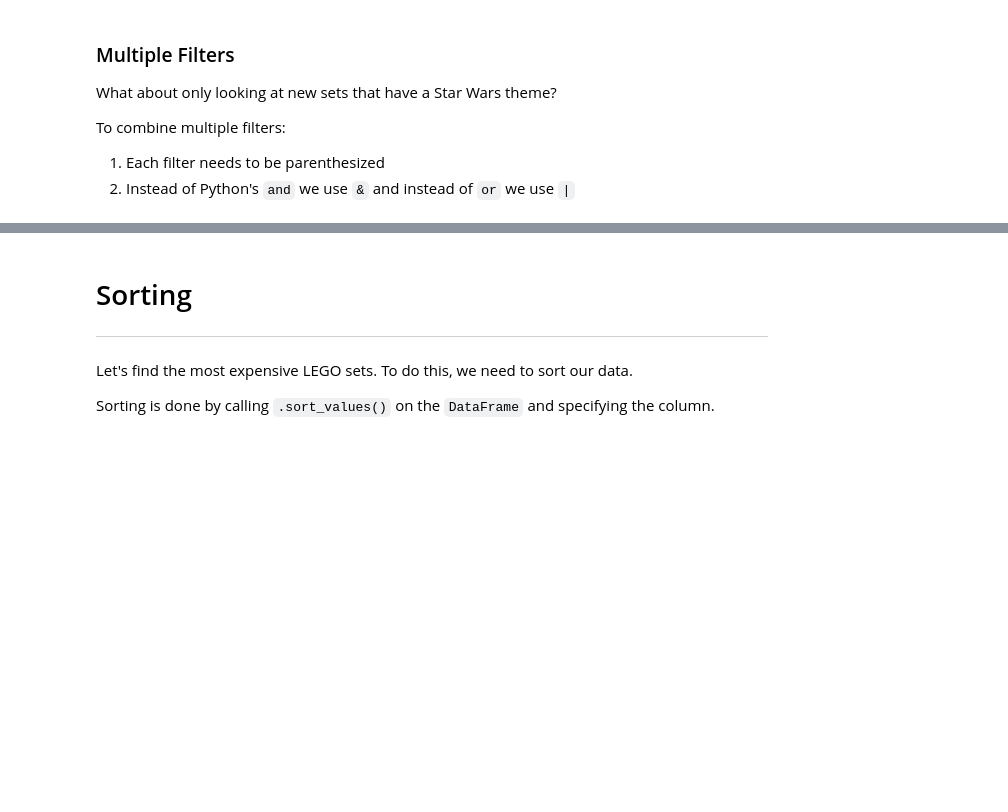
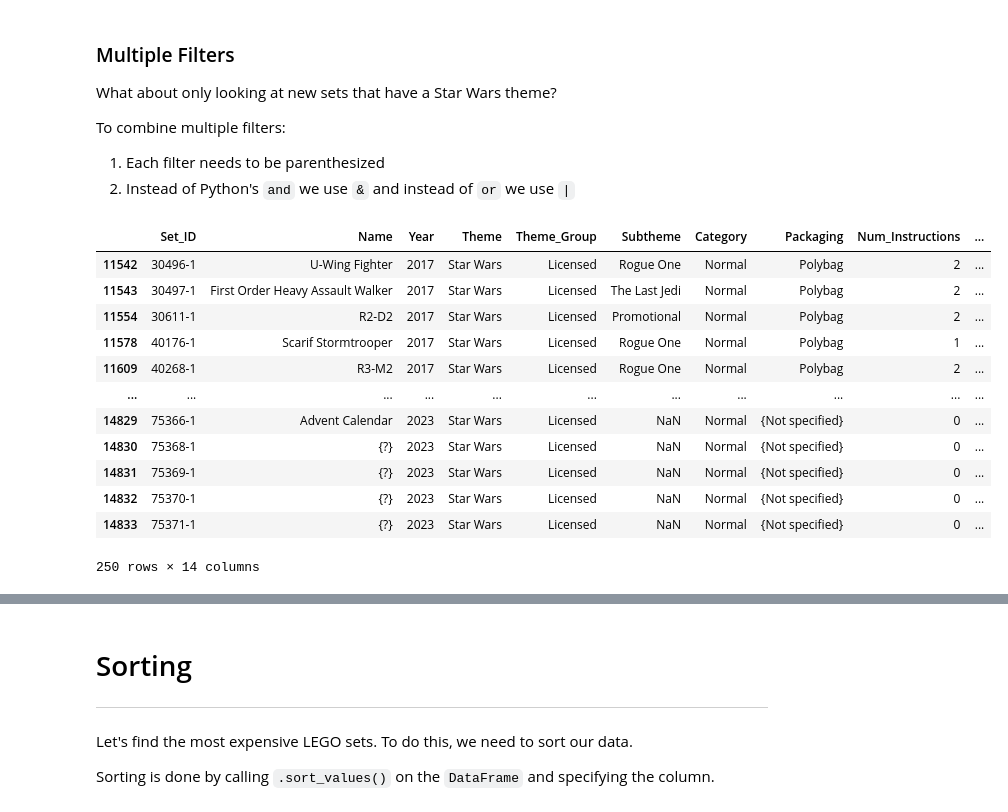
Before and after one commit to naserhusovic-droid/intro-to-eda-and-pandas, a Jupyter notebook: 03-eda-with-pandas/03-eda-with-pandas.ipynb, the cells around one changed output, grey strips where cells are left out. Saved outputs shown, nothing was run; the diff lists cells and outputs as text; code cells hidden in the pictures; blank space fills up the shorter version.

```diff
--- a/03-eda-with-pandas/03-eda-with-pandas.ipynb
+++ b/03-eda-with-pandas/03-eda-with-pandas.ipynb
@@ -332,5 +365,19 @@ To combine multiple filters:
 1. Each filter needs to be parenthesized
 2. Instead of Python's `and` we use `&` and instead of `or` we use `|`
 # %%
-lego[(lego["Age"] < 10) & (lego["Theme"] == "Star Wars")]
+lego_df[(lego_df["Age"] < 10) & (lego_df["Theme"] == "Star Wars")]
+# %% [output]
+|  | Set_ID | Name | Year | Theme | Theme_Group | Subtheme | Category | Packaging | Num_Instructions | ... |
+| 11542 | 30496-1 | U-Wing Fighter | 2017 | Star Wars | Licensed | Rogue One | Normal | Polybag | 2 | ... |
+| 11543 | 30497-1 | First Order Heavy Assault Walker | 2017 | Star Wars | Licensed | The Last Jedi | Normal | Polybag | 2 | ... |
+| 11554 | 30611-1 | R2-D2 | 2017 | Star Wars | Licensed | Promotional | Normal | Polybag | 2 | ... |
+| 11578 | 40176-1 | Scarif Stormtrooper | 2017 | Star Wars | Licensed | Rogue One | Normal | Polybag | 1 | ... |
+| 11609 | 40268-1 | R3-M2 | 2017 | Star Wars | Licensed | Rogue One | Normal | Polybag | 2 | ... |
+| ... | ... | ... | ... | ... | ... | ... | ... | ... | ... | ... |
+| 14829 | 75366-1 | Advent Calendar | 2023 | Star Wars | Licensed | NaN | Normal | {Not specified} | 0 | ... |
+| 14830 | 75368-1 | {?} | 2023 | Star Wars | Licensed | NaN | Normal | {Not specified} | 0 | ... |
+| 14831 | 75369-1 | {?} | 2023 | Star Wars | Licensed | NaN | Normal | {Not specified} | 0 | ... |
+| 14832 | 75370-1 | {?} | 2023 | Star Wars | Licensed | NaN | Normal | {Not specified} | 0 | ... |
+| 14833 | 75371-1 | {?} | 2023 | Star Wars | Licensed | NaN | Normal | {Not specified} | 0 | ... |
+250 rows × 14 columns
 # %%
```
Also changed, not shown: parts of 12 cells of this notebook.
